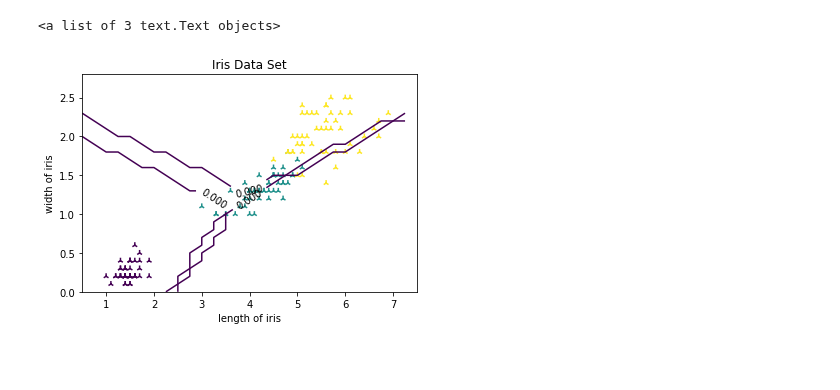
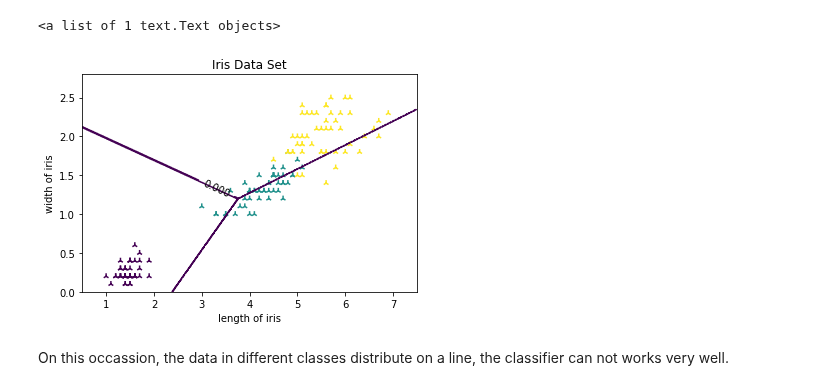
Before and after one commit to singwang-cn/The_first_pattern_recognition, a Jupyter notebook: ex6_1.ipynb, the cells around one changed output. Cells and saved outputs as stored; diff of their text form; code cells hidden in the pictures; blank space fills up the shorter version.

```diff
--- a/ex6_1.ipynb
+++ b/ex6_1.ipynb
@@ -81,16 +85,18 @@ lne2.train(x_iris_b, iris_data.target)
 # %%
 plt.figure('Iris Data Set')
 plt.title('Iris Data Set')
 plt.xlim(0.5,7.5)
 plt.ylim(0,2.8)
 plt.xlabel('length of iris')
 plt.ylabel('width of iris')
 plt.scatter(x_iris[0], x_iris[1], c = iris_data.target, marker='2')
-x1 = np.arange(0.5, 7.5, 0.25)
-y1 = np.arange(0, 2.8, 0.1)
-z1 = boundary(lne2, x1, y1, 0.12)
+x1 = np.arange(0.5, 7.5, 0.0125)
+y1 = np.arange(0, 2.8, 0.005)
+z1 = boundary(lne2, x1, y1, 0.005)
 contour = plt.contour(x1, y1, z1, [0])
 plt.clabel(contour, colors=('k'))
 # %% [output]
-<a list of 3 text.Text objects>
+<a list of 1 text.Text objects>
-[figure, old version]
+[figure, new version]
+# %% [markdown]
+On this occassion, the data in different classes distribute on a line, the classifier can not works very well.
```
Also changed, not shown: parts of 3 cells of this notebook.
